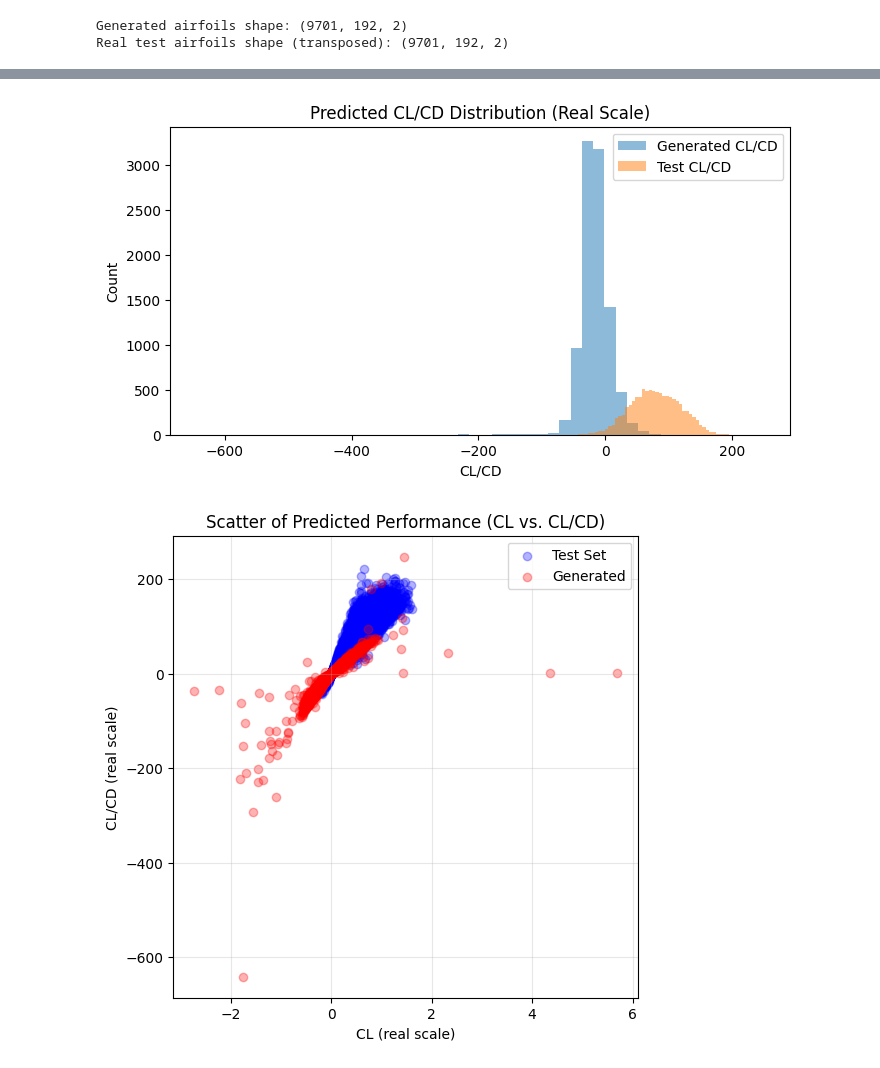
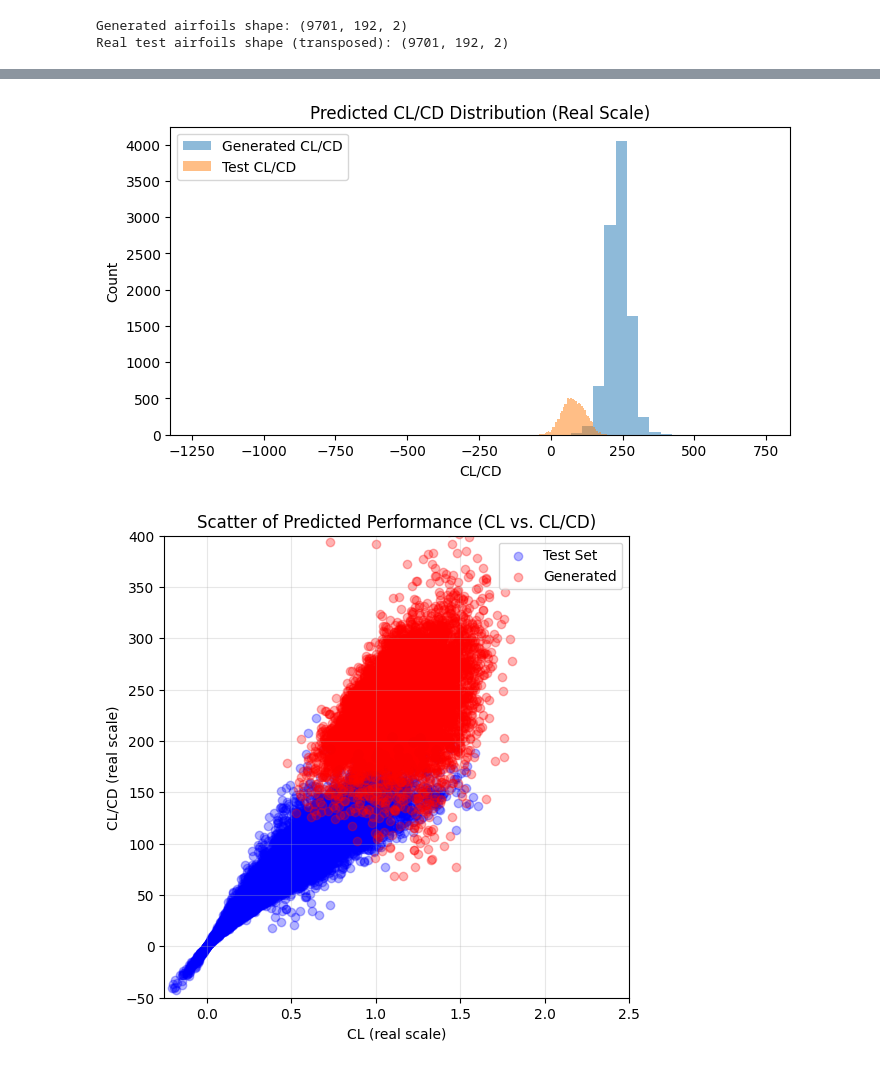
Before and after one commit to MahanVeisi8/Diff-MOBO, a Jupyter notebook: src/surrogate_models/surrogate_model_scores.ipynb, the cells around one changed output, grey strips where cells are left out. Cells and saved outputs as stored; diff of their text form; code cells hidden in the pictures.

Commit message:
Fixed tteh dpp=0.1 ddpm and gott the score in the surrogate_models_scores.ipynb

```diff
--- a/src/surrogate_models/surrogate_model_scores.ipynb
+++ b/src/surrogate_models/surrogate_model_scores.ipynb
@@ -368,7 +368,7 @@ def predict_airfoils_residual(model, airfoils_np, y_min, y_max, device='cpu', ba
     return all_preds
 # %%
 # 3.1) Load the generated airfoils
-generated_path = rf"/home/bardiya/projects/diffusion_air_manifolding/codes/creative-generativeai-diffusion/src/surrogate_models/Generated_samples/unscaled_ddpm_dpp_loss_0.1/generated_airfoils_dpp_0.1_RMS_fixed_auto_norm_false.npy"
+generated_path = rf"/home/bardiya/projects/diffusion_air_manifolding/codes/creative-generativeai-diffusion/src/diffusion_notebooks/DIffusion_model_weigths_and_datas/dpp_0.1_autonorm_true_125_from_base_ddpm/datas/generated_data_dpp_0.1_autonorm_false_rmsnorm_fixed.npy"
 gen_airfoils = np.load(generated_path)  # shape: (N_generated, 2, 192)
 print("Generated airfoils shape:", gen_airfoils.shape)
 
@@ -479,21 +479,23 @@ plt.ylabel("Count")
 plt.legend()
 plt.show()
 # %% [output]
-[figure, old version]
+[figure, new version]
 # %%
 plt.figure(figsize=(6,6))
 # real_labels = np.load("/content/data/ys_test_scaled.npy")
 # plt.scatter(real_labels[:,0], real_labels[:,0] / real_labels[:,1], c='blue', alpha=0.3, label='Test Set')
 # plt.scatter(test_preds[:,0], test_preds[:,1], c='blue', alpha=0.3, label='Test Set')
 # plt.scatter(gen_preds[:,0],  gen_preds[:,1],  c='red',  alpha=0.3, label='Generated')
 plt.scatter(test_perf[:,0], test_perf[:,1], c='blue', alpha=0.3, label='Test Set')
 plt.scatter(gen_perf[:,0],  gen_perf[:,1],  c='red',  alpha=0.3, label='Generated')
 # plt.scatter(real_labels[:,0], real_labels[:,0] / real_labels[:,1],  c='red',  alpha=0.3, label='Generated')
 plt.title("Scatter of Predicted Performance (CL vs. CL/CD)")
 plt.xlabel("CL (real scale)")
 plt.ylabel("CL/CD (real scale)")
 plt.legend()
 plt.grid(True, alpha=0.3)
+plt.xlim(-0.25,2.5)
+plt.ylim(-50,400)
 plt.show()
 # %% [output]
-[figure, old version]
+[figure, new version]
```
Also changed, not shown: parts of 2 cells of this notebook, 3 other files.
